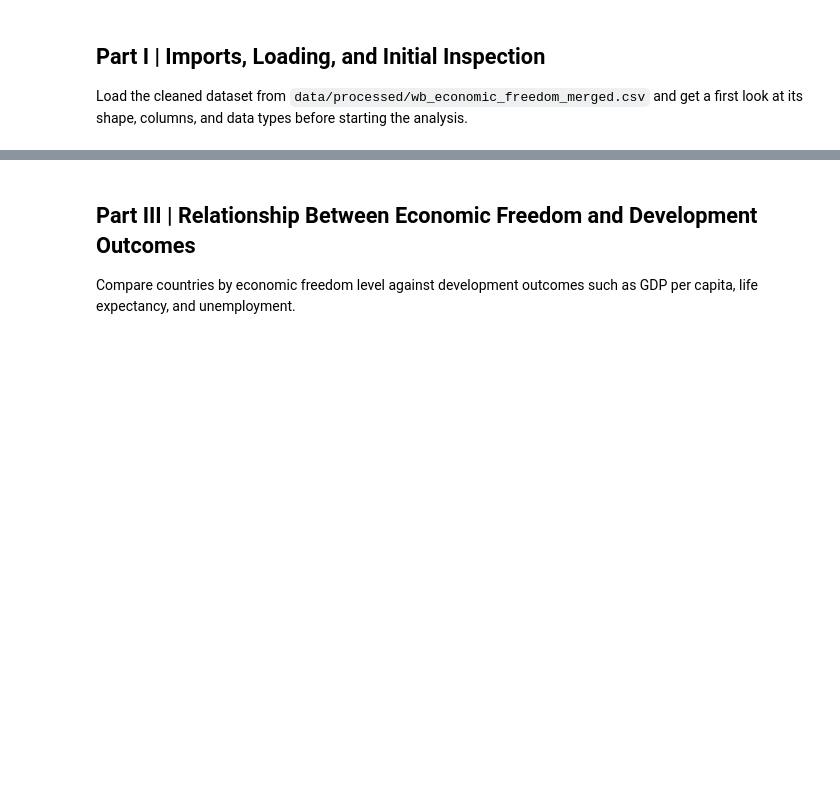
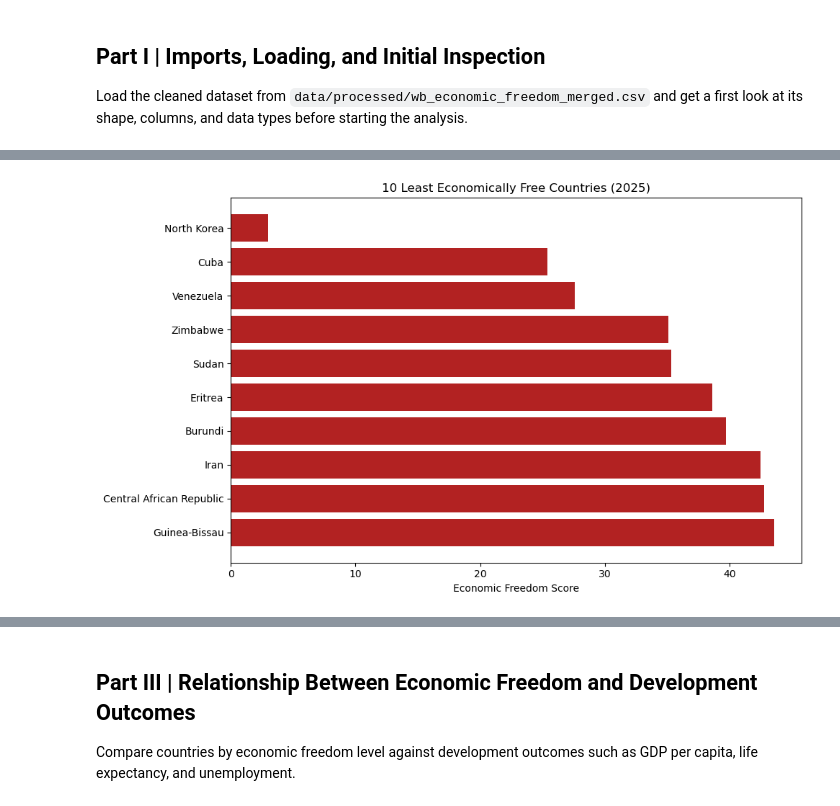
Before and after one commit to ValentimPiazera/wb-economic-freedom, a Jupyter notebook: notebooks/II-analysis.ipynb, the cells around one changed output, grey strips where cells are left out. Saved outputs shown, nothing was run; the diff lists cells and outputs as text; code cells hidden in the pictures; blank space fills up the shorter version.

```diff
--- a/notebooks/II-analysis.ipynb
+++ b/notebooks/II-analysis.ipynb
@@ -53,0 +156,16 @@ Explore how key indicators, both development outcomes and economic freedom score
+# %%
+bottom10_freedom = df[df["Year"] == latest_year].nsmallest(10, "Overall Score")
+
+plt.figure(figsize=(10, 6))
+plt.barh(
+    bottom10_freedom["Country Name"],
+    bottom10_freedom["Overall Score"],
+    color="firebrick",
+)
+plt.xlabel("Economic Freedom Score")
+plt.title(f"10 Least Economically Free Countries ({latest_year})")
+plt.gca().invert_yaxis()
+plt.tight_layout()
+plt.show()
+# %% [output]
+[figure, added]
```
Also changed, not shown: parts of 13 cells of this notebook, 5 other files.
